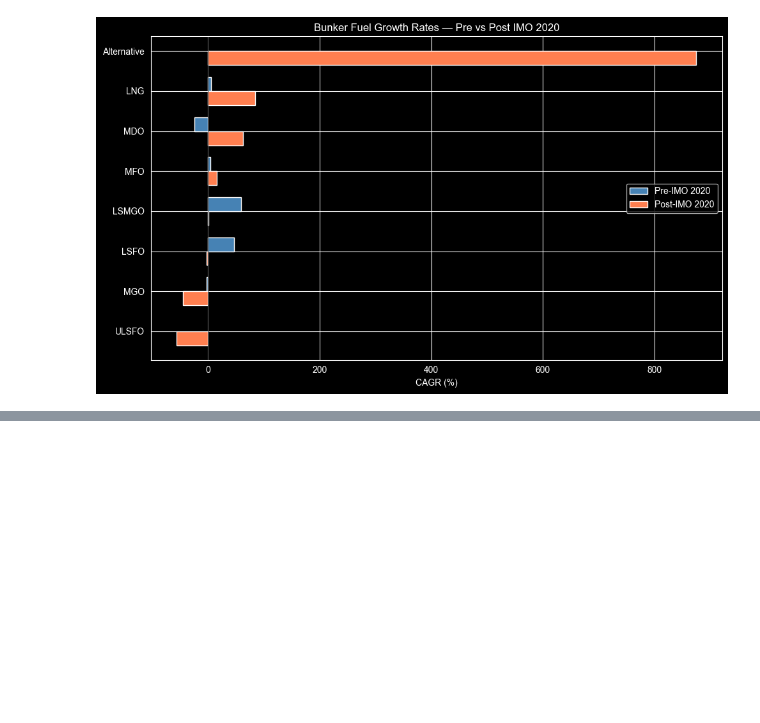
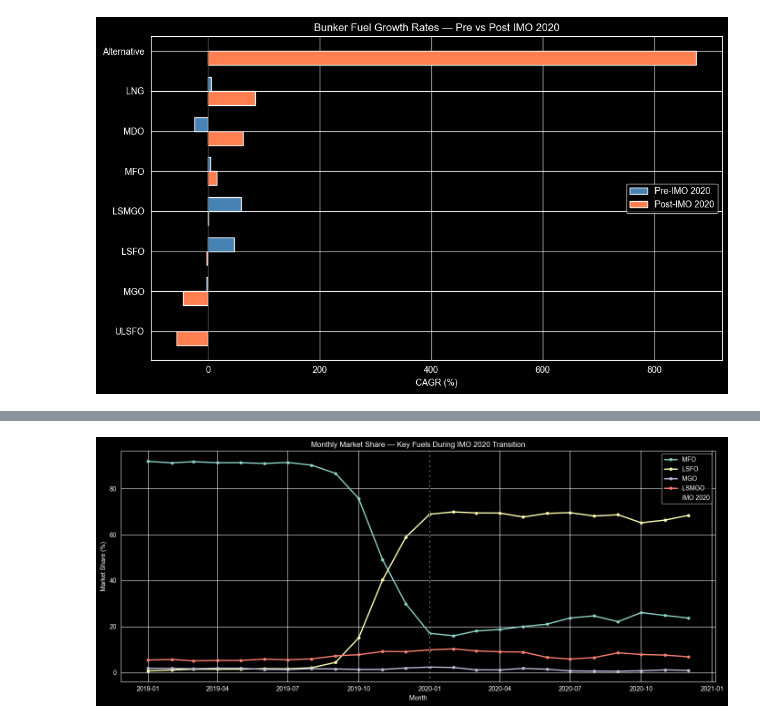
Before and after one commit to Javen420/Exports-Analysis, a Jupyter notebook: notebooks/market_overview.ipynb, the cells around one changed output, grey strips where cells are left out. Saved outputs shown, nothing was run; the diff lists cells and outputs as text; code cells hidden in the pictures; blank space fills up the shorter version.

```diff
--- a/notebooks/market_overview.ipynb
+++ b/notebooks/market_overview.ipynb
@@ -171,0 +238,22 @@ plt.show()
+# %%
+# Monthly drill-down: speed of the IMO 2020 transition (2019–2020)
+monthly_imo = monthly_pivot.loc['2019':'2020']
+monthly_pct = monthly_imo.div(monthly_imo.sum(axis=1), axis=0) * 100
+
+# Focus on the key fuels that shifted
+key_fuels = ["MFO", "LSFO", "MGO", "LSMGO"]
+available = [f for f in key_fuels if f in monthly_pct.columns]
+
+fig, ax = plt.subplots(figsize=(14, 6))
+for fuel in available:
+    ax.plot(monthly_pct.index, monthly_pct[fuel], marker="o", markersize=4, linewidth=2, label=fuel)
+
+ax.axvline(pd.Timestamp("2020-01-01"), color="black", linestyle="--", linewidth=1.5, label="IMO 2020")
+ax.set_xlabel("Month")
+ax.set_ylabel("Market Share (%)")
+ax.set_title("Monthly Market Share — Key Fuels During IMO 2020 Transition")
+ax.legend()
+plt.tight_layout()
+plt.show()
+# %% [output]
+[figure, added]
```
Also changed, not shown: parts of 8 cells of this notebook, 1 other file.
